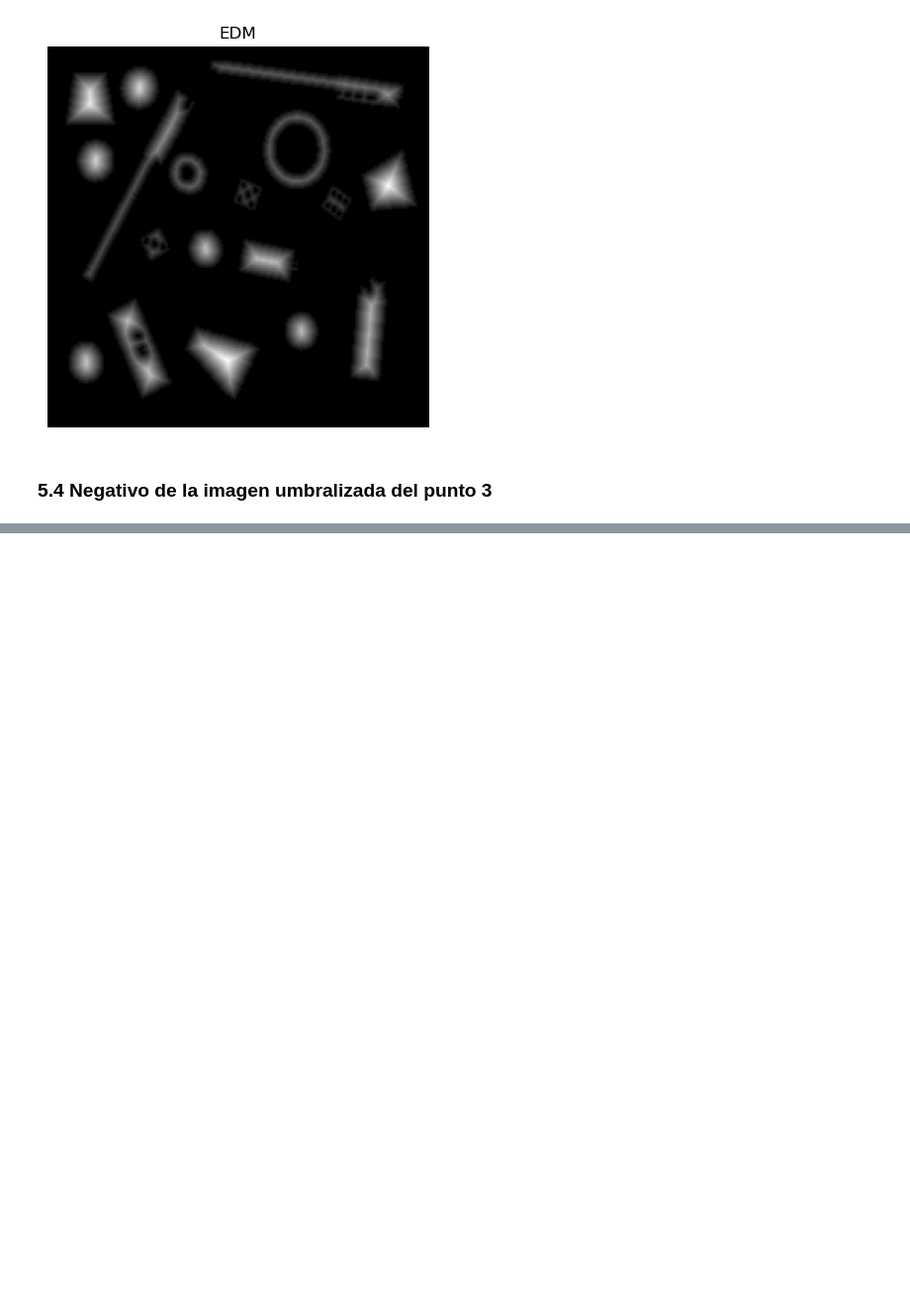
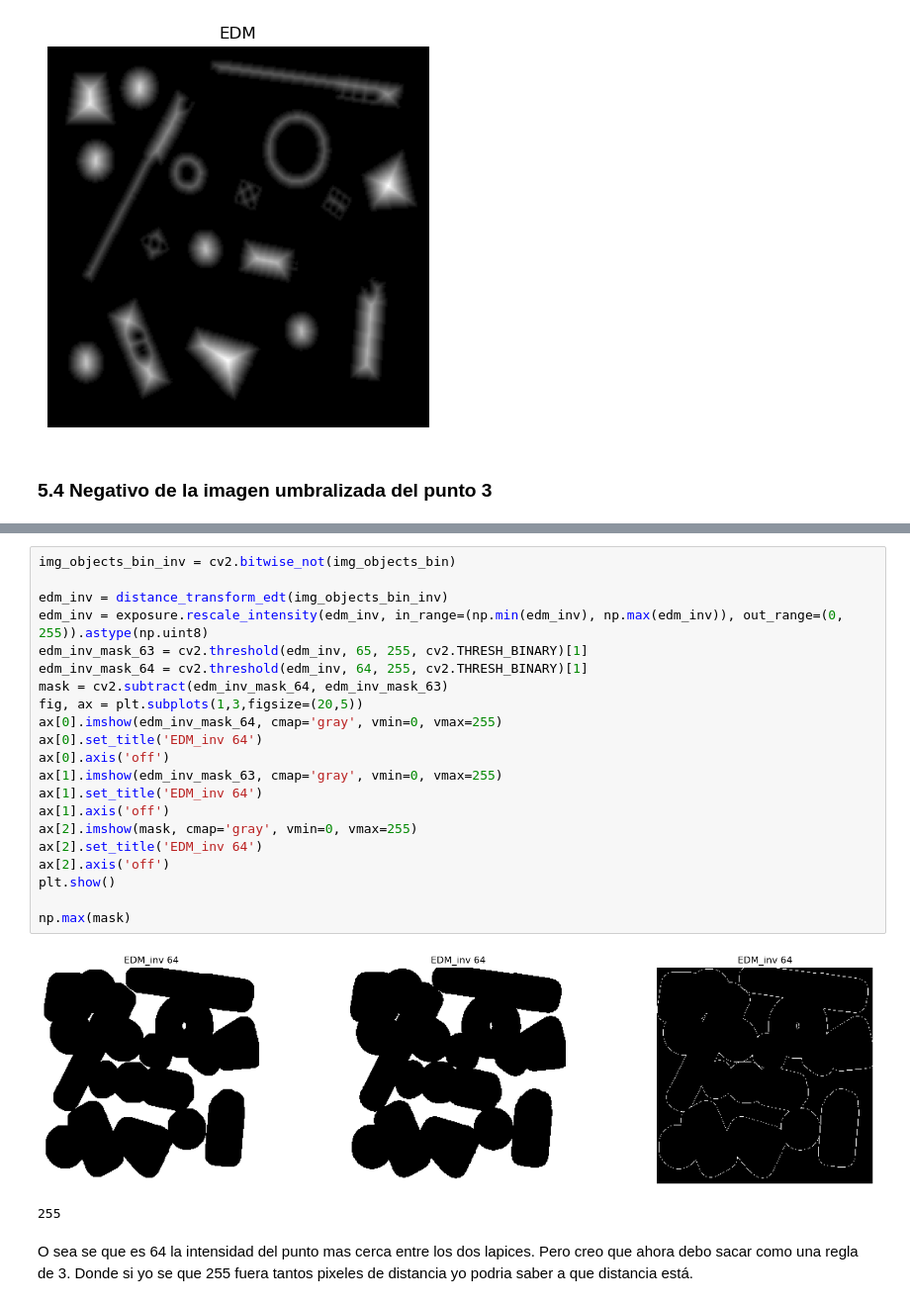
Before and after one commit to STinjaca/Talle-5, a Jupyter notebook: Taller 5 - Punto 5.ipynb, the cells around one changed output, grey strips where cells are left out. Shown at 99% size. Drawn from its saved outputs; the diff is of its cells as text; blank space fills up the shorter version.

```diff
--- a/Taller 5 - Punto 5.ipynb
+++ b/Taller 5 - Punto 5.ipynb
@@ -72,0 +90,26 @@ plt.show()
+# %%
+img_objects_bin_inv = cv2.bitwise_not(img_objects_bin)
+
+edm_inv = distance_transform_edt(img_objects_bin_inv)
+edm_inv = exposure.rescale_intensity(edm_inv, in_range=(np.min(edm_inv), np.max(edm_inv)), out_range=(0, 255)).astype(np.uint8)
+edm_inv_mask_63 = cv2.threshold(edm_inv, 65, 255, cv2.THRESH_BINARY)[1]
+edm_inv_mask_64 = cv2.threshold(edm_inv, 64, 255, cv2.THRESH_BINARY)[1]
+mask = cv2.subtract(edm_inv_mask_64, edm_inv_mask_63)
+fig, ax = plt.subplots(1,3,figsize=(20,5))
+ax[0].imshow(edm_inv_mask_64, cmap='gray', vmin=0, vmax=255)
+ax[0].set_title('EDM_inv 64')
+ax[0].axis('off')
+ax[1].imshow(edm_inv_mask_63, cmap='gray', vmin=0, vmax=255)
+ax[1].set_title('EDM_inv 64')
+ax[1].axis('off')
+ax[2].imshow(mask, cmap='gray', vmin=0, vmax=255)
+ax[2].set_title('EDM_inv 64')
+ax[2].axis('off')
+plt.show()
+
+np.max(mask)
+# %% [output]
+[figure, added]
+255
+# %% [markdown]
+O sea se que es 64 la intensidad del punto mas cerca entre los dos lapices. Pero creo que ahora debo sacar como una regla de 3. Donde si yo se que 255 fuera tantos pixeles de distancia yo podria saber a que distancia está.
```
Also changed, not shown: parts of 2 cells of this notebook.
